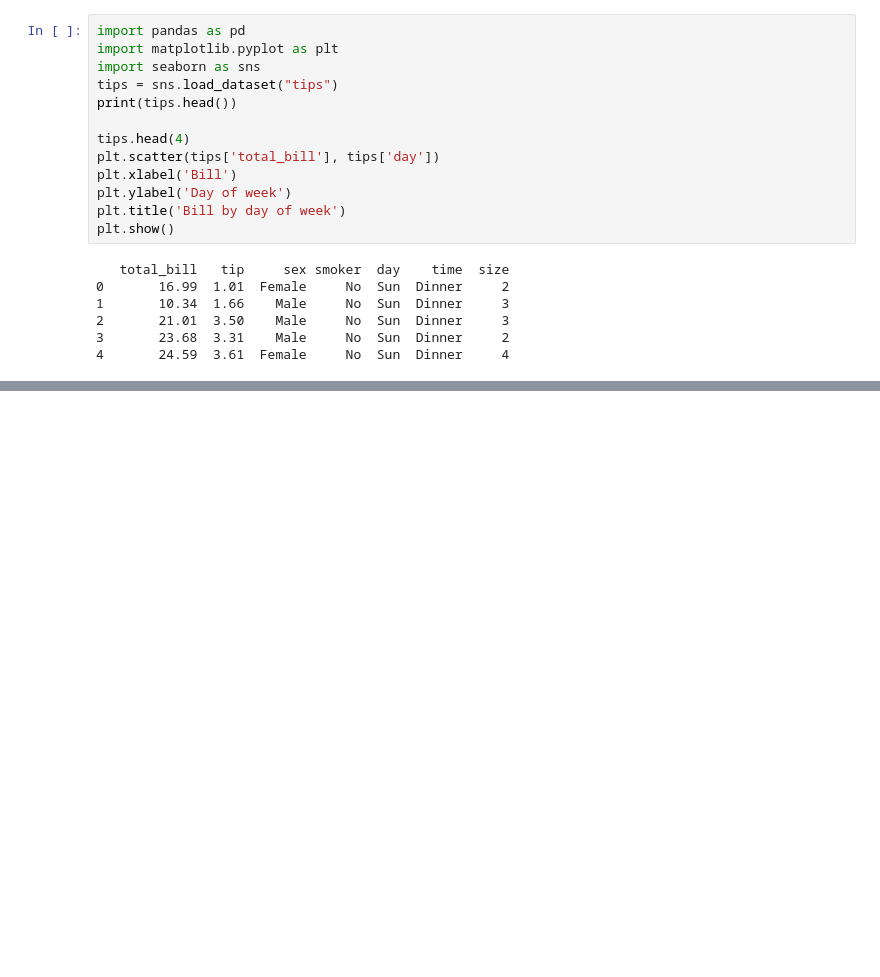
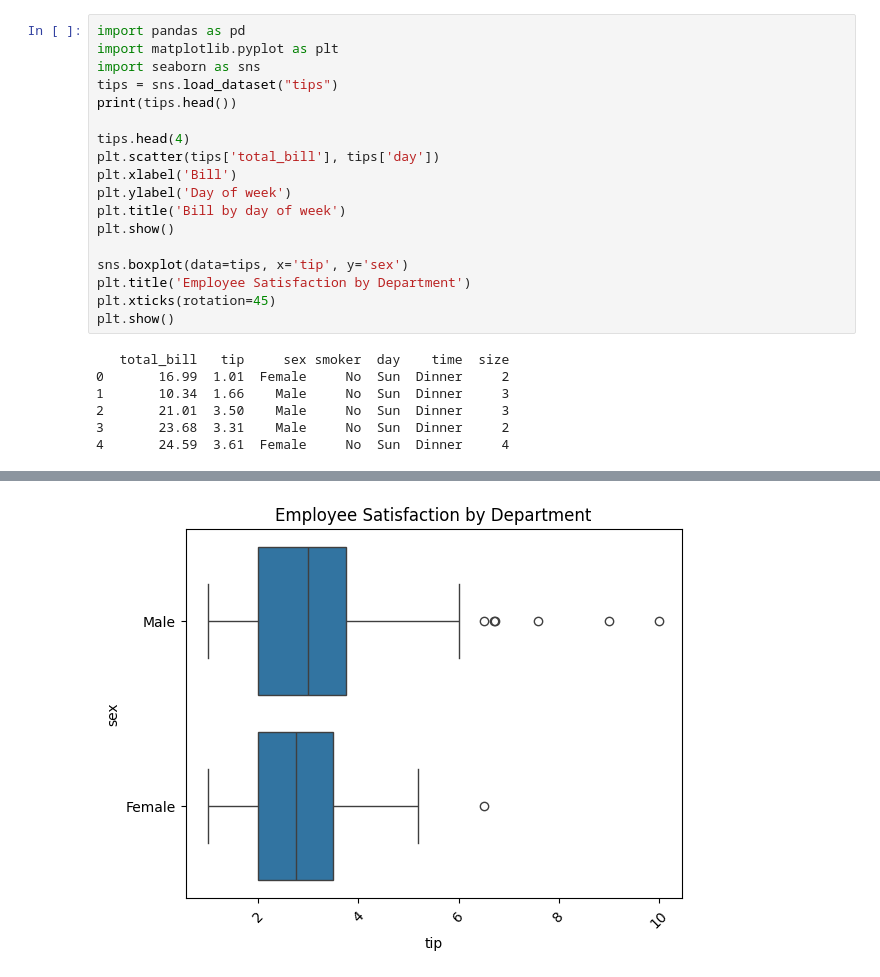
Before and after one commit to sardarnick/dataanalysiscolab, a Jupyter notebook: data_analysis_1003.ipynb, the cells around one changed output, grey strips where cells are left out. Drawn from its saved outputs; the diff is of its cells as text; blank space fills up the shorter version.

```diff
--- a/data_analysis_1003.ipynb
+++ b/data_analysis_1003.ipynb
@@ -3,21 +3,27 @@
 # %%
 import pandas as pd
 import matplotlib.pyplot as plt
 import seaborn as sns
 tips = sns.load_dataset("tips")
 print(tips.head())
 
 tips.head(4)
 plt.scatter(tips['total_bill'], tips['day'])
 plt.xlabel('Bill')
 plt.ylabel('Day of week')
 plt.title('Bill by day of week')
 plt.show()
+
+sns.boxplot(data=tips, x='tip', y='sex')
+plt.title('Employee Satisfaction by Department')
+plt.xticks(rotation=45)
+plt.show()
 # %% [output]
    total_bill   tip     sex smoker  day    time  size
 0       16.99  1.01  Female     No  Sun  Dinner     2
 1       10.34  1.66    Male     No  Sun  Dinner     3
 2       21.01  3.50    Male     No  Sun  Dinner     3
 3       23.68  3.31    Male     No  Sun  Dinner     2
 4       24.59  3.61  Female     No  Sun  Dinner     4
 [figure]
+[figure, added]
```
